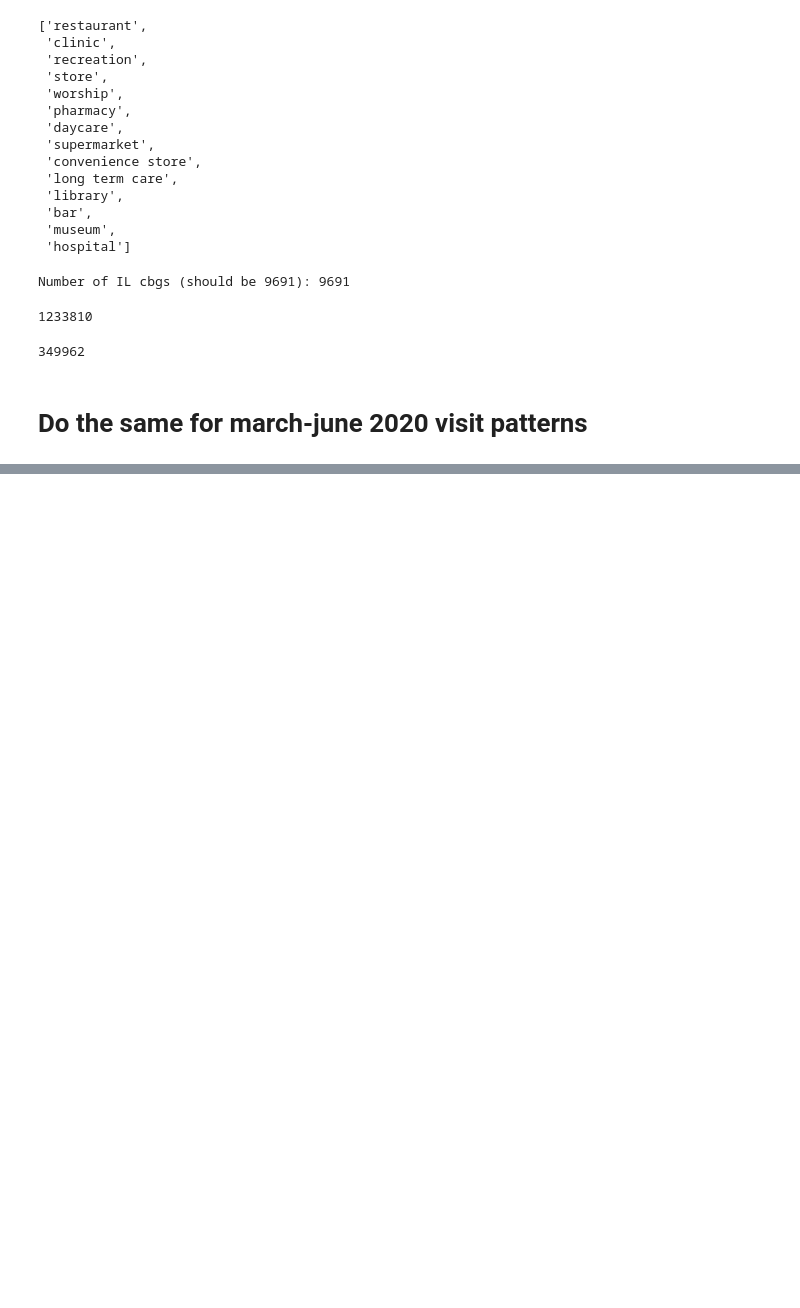
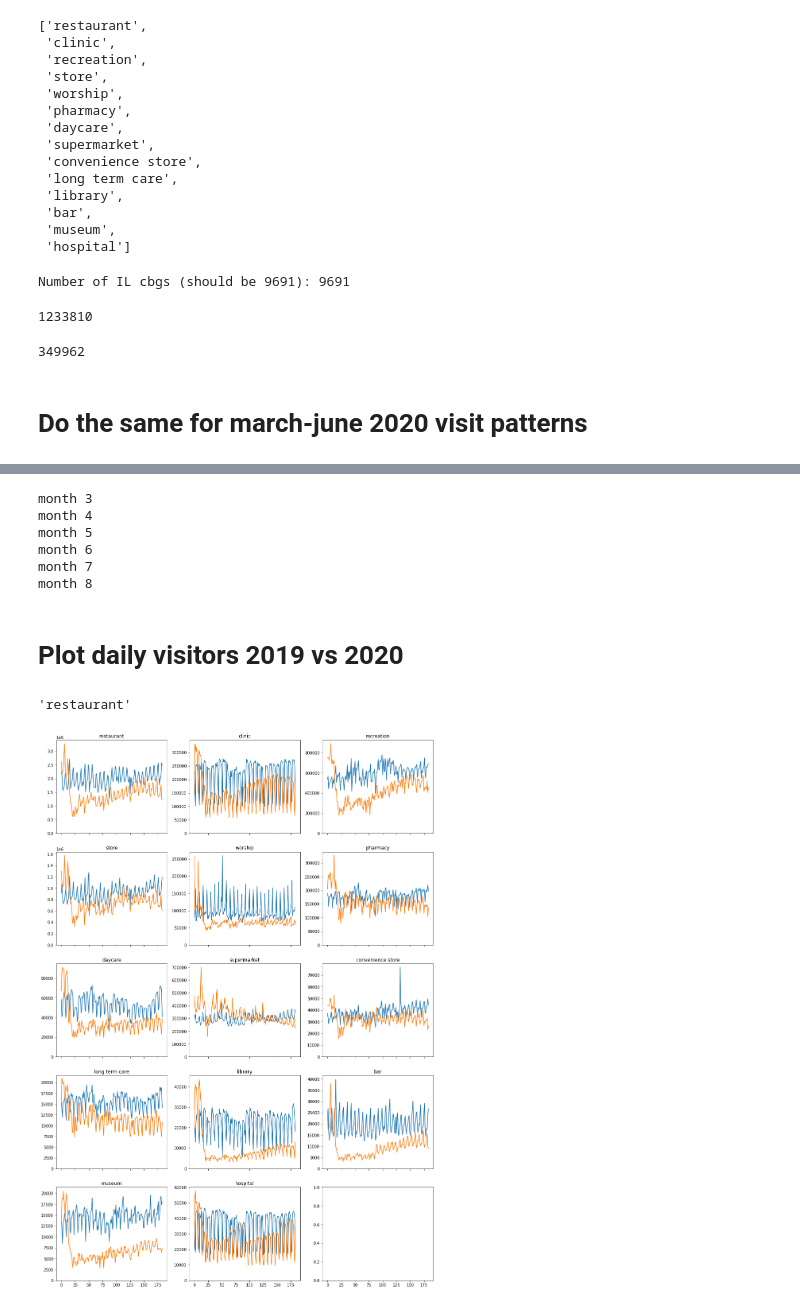
Before and after one commit to kywch/geo-colab, a Jupyter notebook: SafeGraph-visit-trend-by-category.ipynb, the cells around one changed output, grey strips where cells are left out. Cells and saved outputs as stored; diff of their text form; code cells hidden in the pictures; blank space fills up the shorter version.

```diff
--- a/SafeGraph-visit-trend-by-category.ipynb
+++ b/SafeGraph-visit-trend-by-category.ipynb
@@ -466,0 +223,18 @@ copyfile(file_name + '.csv', "drive/My Drive/SafeGraph/places/" + file_name + '.
+# %%
+# Extract Safegraph mobile device counts per cbg for the relevant months (march-june 2019, march-june 2020)
+# Files here: https://anl.box.com/s/c9ts8tks1sbiak0mjooska0aa40rbaf0
+#   originally taken from Safegraph home panel summarry: https://catalog.safegraph.io/app/browse, under "Weekly Patterns v2", subfolder v2/home-summary/file
+cbg_pop = cbg_pop[['census_block_group', 'census_population', 'county']]
+
+for year in [2019, 2020]:
+    for month in months:
+        file = glob('safegraph_panel/' + str(year) + '-' + str(month).zfill(2) + '*.csv')
+        part = pd.read_csv(file[0])
+        ym = str(year) + '-' + str(month).zfill(2)
+        part[ym] = part['number_devices_residing']
+        part = part[['census_block_group', ym]]
+        cbg_pop = cbg_pop.merge(part, on = 'census_block_group', how = 'left')
+# %%
+print(cbg_pop.info())
+cbg_pop2 = cbg_pop.dropna()
+print(cbg_pop2.info())
@@ -466,0 +259,6 @@ copyfile(file_name + '.csv', "drive/My Drive/SafeGraph/places/" + file_name + '.
+# %%
+# compute true population / safegraph devices ratio for each month
+for month in months:
+    for year in ['2019-', '2020-']:
+        col = year + str(month).zfill(2)
+        cbg_pop2[col] = cbg_pop2['census_population'] / cbg_pop2[col]
@@ -466,0 +341,9 @@ copyfile(file_name + '.csv', "drive/My Drive/SafeGraph/places/" + file_name + '.
+# %%
+daily_visits_20 = get_daily_visits(patterns_2020, '2020')
+# %% [output]
+month 3
+month 4
+month 5
+month 6
+month 7
+month 8
@@ -466,0 +353,29 @@ copyfile(file_name + '.csv', "drive/My Drive/SafeGraph/places/" + file_name + '.
+# %% [markdown]
+# Plot daily visitors 2019 vs 2020
+# %%
+visit_2019_df = pd.read_csv('drive/My Drive/SafeGraph/daily_visits_2019.csv')
+visit_2020_df = pd.read_csv('drive/My Drive/SafeGraph/daily_visits_2020.csv')
+# %%
+#len(place_types)
+place_types[0]
+# %% [output]
+'restaurant'
+# %%
+fig, axs = plt.subplots(5, 3, figsize=(17, 25), sharex='col')
+
+for row in range(0,5):
+  for col in range(0,3):
+    idx = 3*row + col
+    if idx < len(place_types):
+      axs[row, col].plot(visit_2019_df[place_types[idx]], '-', label = '2019')
+      axs[row, col].plot(visit_2020_df[place_types[idx]], '-', label = '2020')
+      axs[row, col].set_title(place_types[idx])
+      axs[row, col].set_ylim(bottom = 0)
+
+
+#  ax[ii].legend()
+#  ax[ii].xlabel('Days since March 1st')
+#  ax[ii].ylabel('Total number of visits')
+#  ax[ii].title(place_types[ii])
+# %% [output]
+[figure, added]
```
Also changed, not shown: parts of 49 cells of this notebook.
